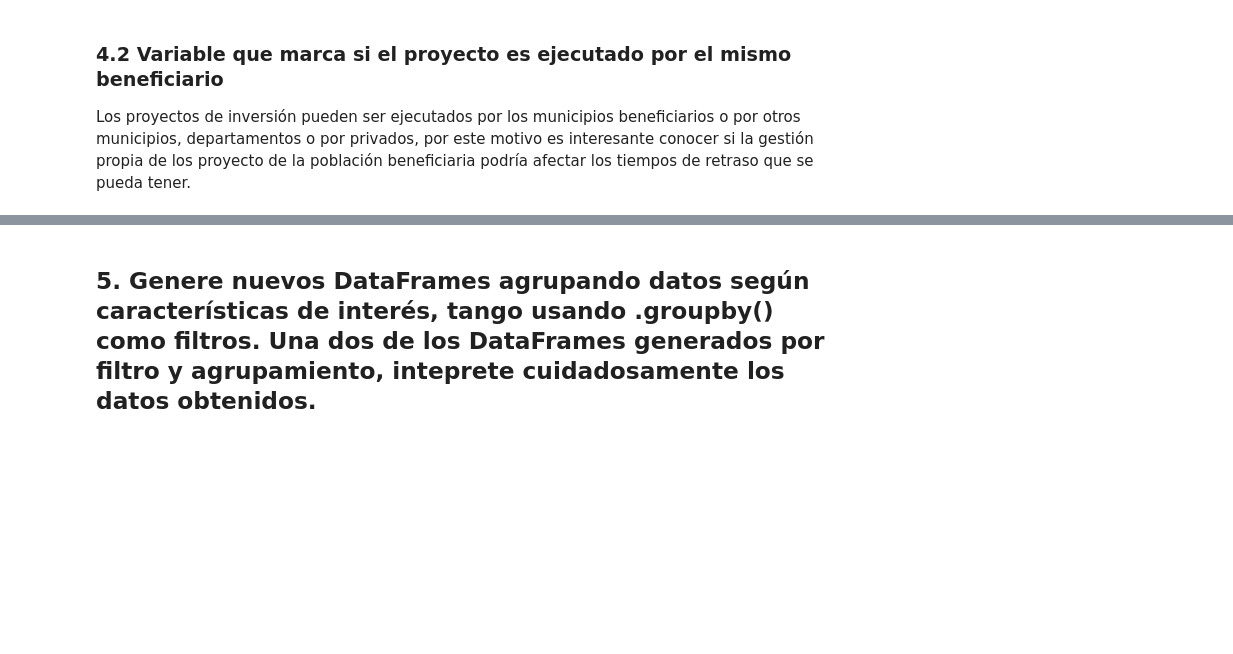
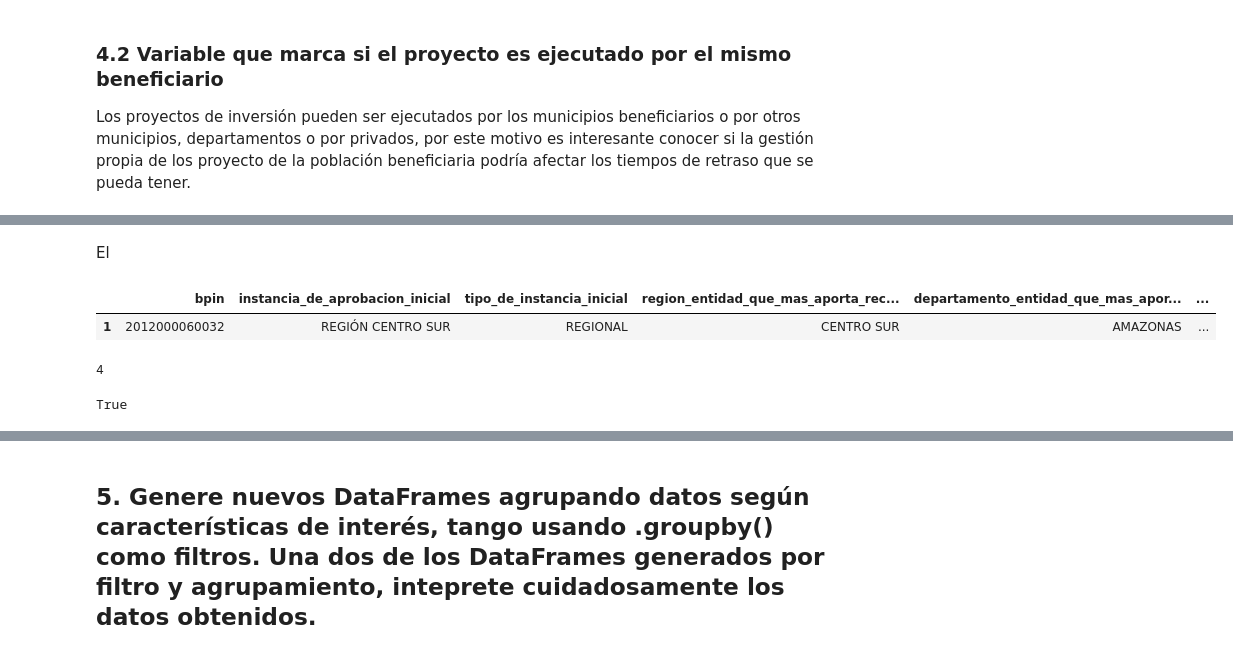
Before and after one commit to caavila96/gesproy23, a Jupyter notebook: Analisis_Gesproy.ipynb, the cells around one changed output, grey strips where cells are left out. Drawn from its saved outputs; the diff is of its cells as text; code cells hidden in the pictures; blank space fills up the shorter version.

```diff
--- a/Analisis_Gesproy.ipynb
+++ b/Analisis_Gesproy.ipynb
@@ -682,0 +729,18 @@ bars[0]
+# %% [markdown]
+El
+# %%
+gesp_5.head(1)
+# %% [output]
+|  | bpin | instancia_de_aprobacion_inicial | tipo_de_instancia_inicial | region_entidad_que_mas_aporta_rec... | departamento_entidad_que_mas_apor... | ... |
+| 1 | 2012000060032 | REGIÓN CENTRO SUR | REGIONAL | CENTRO SUR | AMAZONAS | ... |
+# %%
+strs = ["flower","flow","flight"]
+for i in len(min(strs, key=len)):
+  if strs[0][1]
+# %% [output]
+4
+# %%
+lista = [let[0] for let in strs]
+all(elem == lista[0]  for  elem in lista)
+# %% [output]
+True
```
Also changed, not shown: parts of 14 cells of this notebook.
